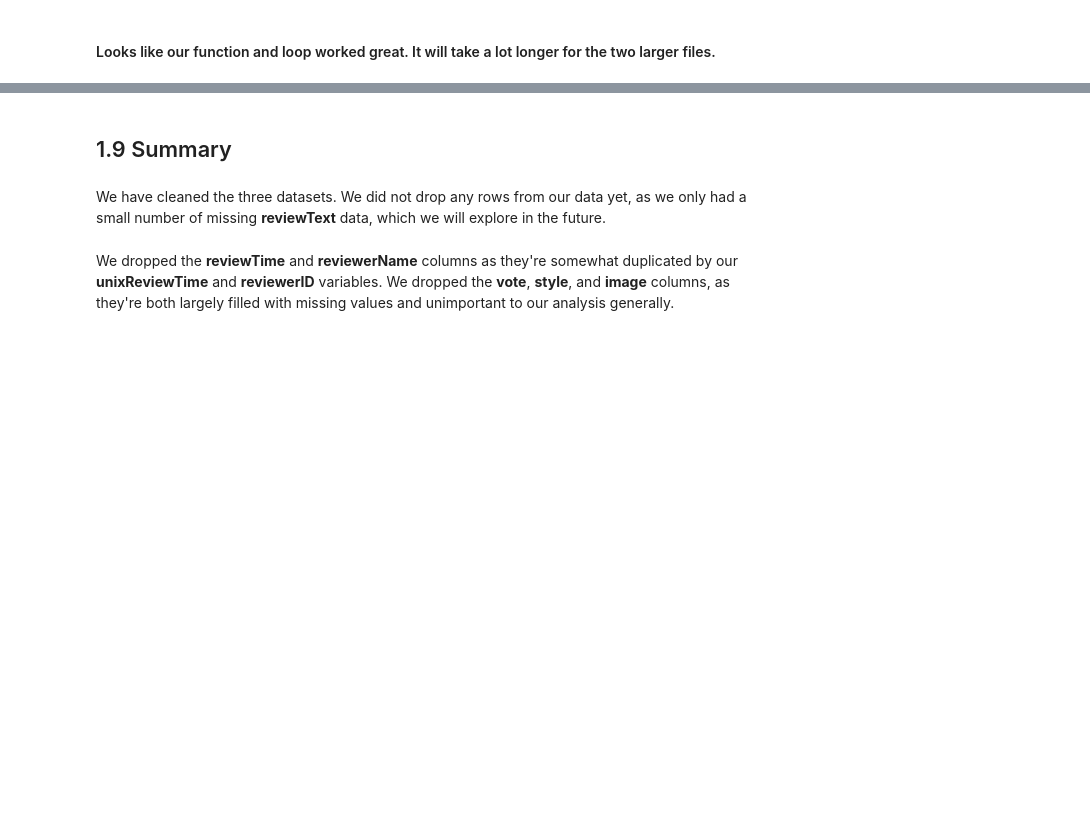
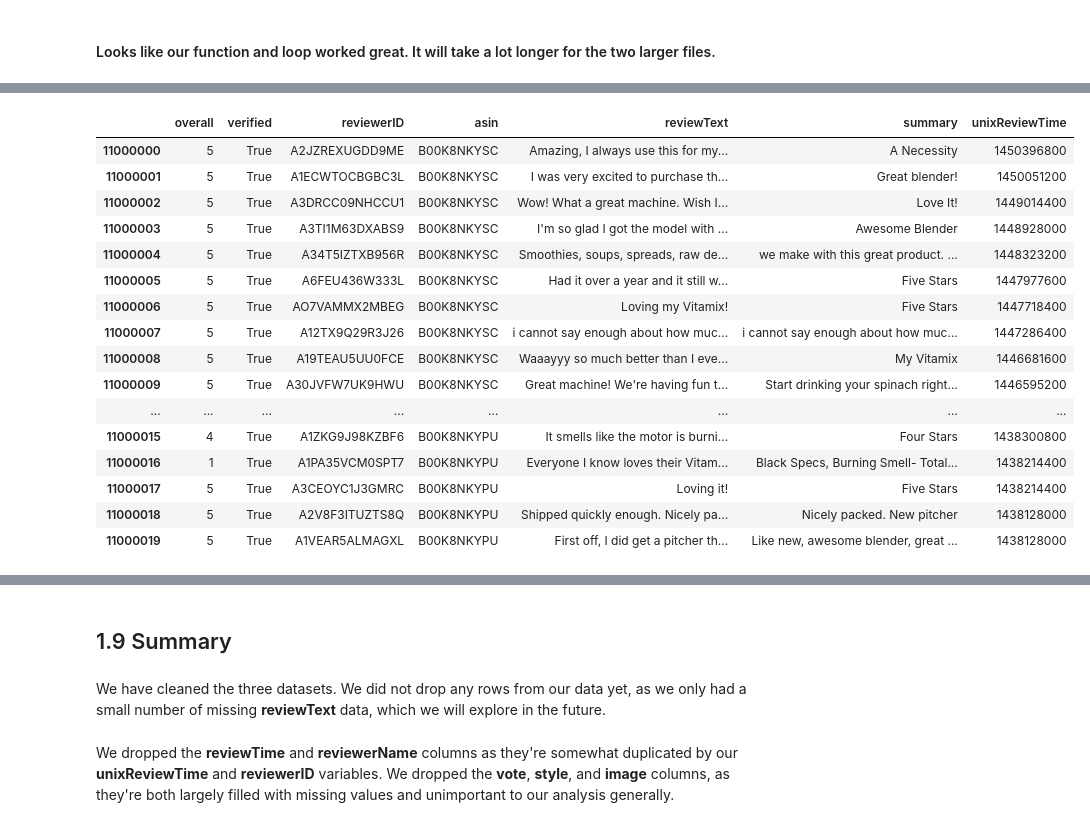
Before and after one commit to josephplpriest/springboard, a Jupyter notebook: capstone_projects/capstone_2/notebooks/1_Data_Wrangling.ipynb, the cells around one changed output, grey strips where cells are left out. Drawn from its saved outputs; the diff is of its cells as text; code cells hidden in the pictures; blank space fills up the shorter version.

```diff
--- a/capstone_projects/capstone_2/notebooks/1_Data_Wrangling.ipynb
+++ b/capstone_projects/capstone_2/notebooks/1_Data_Wrangling.ipynb
@@ -517 +529,21 @@ for chunk in hk:
+# %%
+pd.read_parquet("../data/edited/kitchen10.parquet").head(20)
+# %% [output]
+|  | overall | verified | reviewerID | asin | reviewText | summary | unixReviewTime |
+| 11000000 | 5 | True | A2JZREXUGDD9ME | B00K8NKYSC | Amazing, I always use this for my... | A Necessity | 1450396800 |
+| 11000001 | 5 | True | A1ECWTOCBGBC3L | B00K8NKYSC | I was very excited to purchase th... | Great blender! | 1450051200 |
+| 11000002 | 5 | True | A3DRCC09NHCCU1 | B00K8NKYSC | Wow! What a great machine. Wish I... | Love It! | 1449014400 |
+| 11000003 | 5 | True | A3TI1M63DXABS9 | B00K8NKYSC | I'm so glad I got the model with ... | Awesome Blender | 1448928000 |
+| 11000004 | 5 | True | A34T5IZTXB956R | B00K8NKYSC | Smoothies, soups, spreads, raw de... | we make with this great product. ... | 1448323200 |
+| 11000005 | 5 | True | A6FEU436W333L | B00K8NKYSC | Had it over a year and it still w... | Five Stars | 1447977600 |
+| 11000006 | 5 | True | AO7VAMMX2MBEG | B00K8NKYSC | Loving my Vitamix! | Five Stars | 1447718400 |
+| 11000007 | 5 | True | A12TX9Q29R3J26 | B00K8NKYSC | i cannot say enough about how muc... | i cannot say enough about how muc... | 1447286400 |
+| 11000008 | 5 | True | A19TEAU5UU0FCE | B00K8NKYSC | Waaayyy so much better than I eve... | My Vitamix | 1446681600 |
+| 11000009 | 5 | True | A30JVFW7UK9HWU | B00K8NKYSC | Great machine! We're having fun t... | Start drinking your spinach right... | 1446595200 |
+| ... | ... | ... | ... | ... | ... | ... | ... |
+| 11000015 | 4 | True | A1ZKG9J98KZBF6 | B00K8NKYPU | It smells like the motor is burni... | Four Stars | 1438300800 |
+| 11000016 | 1 | True | A1PA35VCM0SPT7 | B00K8NKYPU | Everyone I know loves their Vitam... | Black Specs, Burning Smell- Total... | 1438214400 |
+| 11000017 | 5 | True | A3CEOYC1J3GMRC | B00K8NKYPU | Loving it! | Five Stars | 1438214400 |
+| 11000018 | 5 | True | A2V8F3ITUZTS8Q | B00K8NKYPU | Shipped quickly enough. Nicely pa... | Nicely packed. New pitcher | 1438128000 |
+| 11000019 | 5 | True | A1VEAR5ALMAGXL | B00K8NKYPU | First off, I did get a pitcher th... | Like new, awesome blender, great ... | 1438128000 |
 # %%
```
Also changed, not shown: parts of 32 cells of this notebook, 1 other file.
